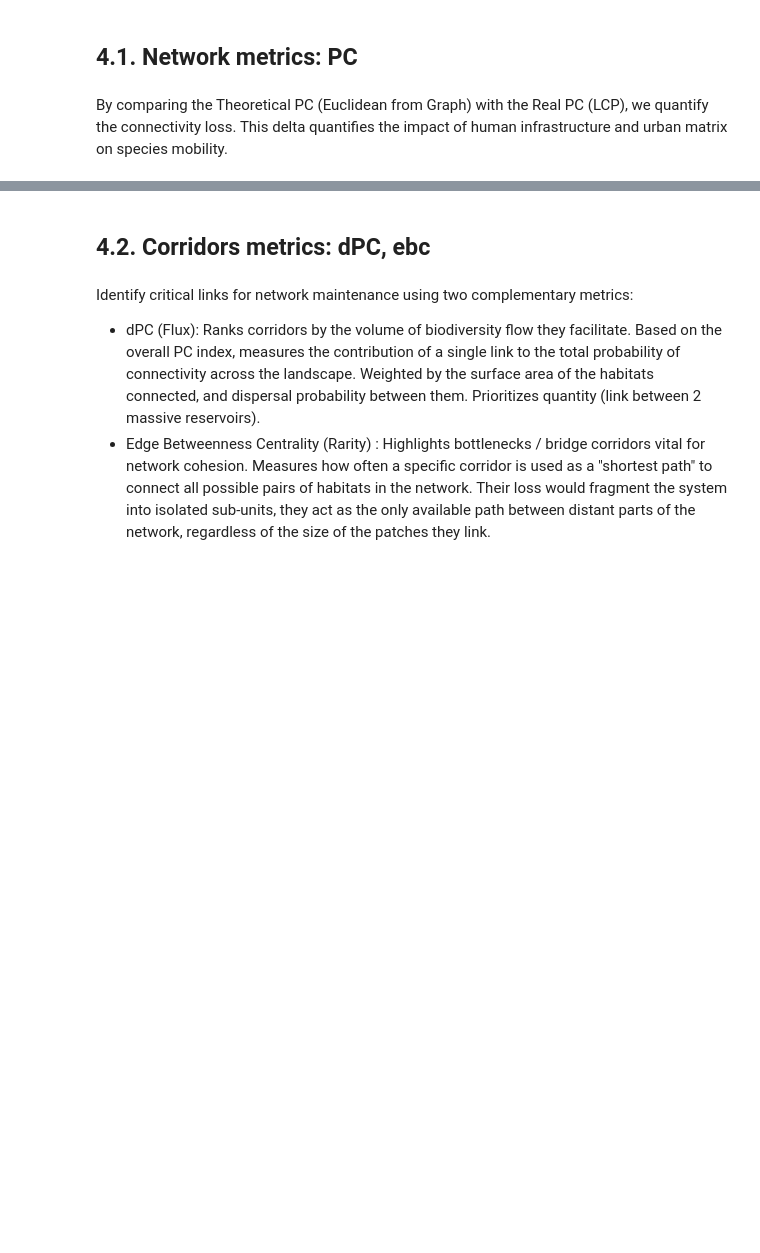
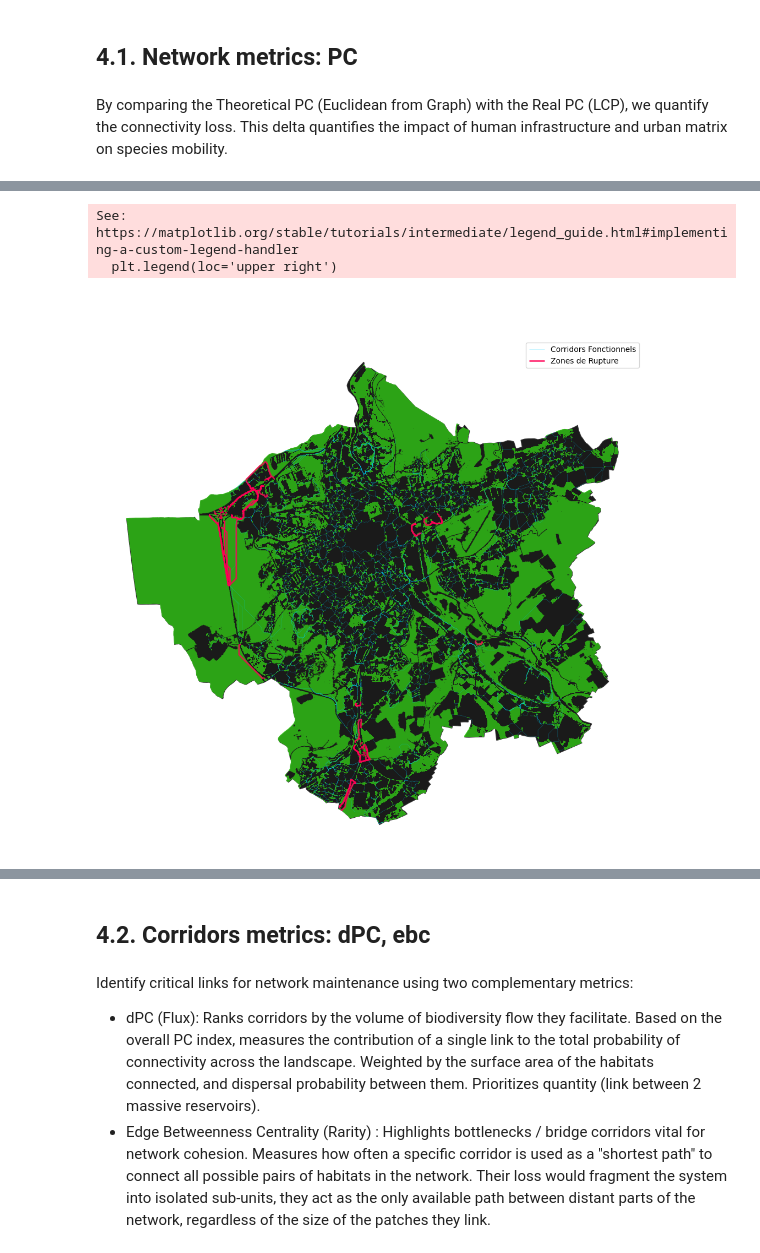
Before and after one commit to marion-billy/urbiverde_ivb, a Jupyter notebook: corridor_project/nancy_prod.ipynb, the cells around one changed output, grey strips where cells are left out. Saved outputs shown, nothing was run; the diff lists cells and outputs as text; code cells hidden in the pictures; blank space fills up the shorter version.

```diff
--- a/corridor_project/nancy_prod.ipynb
+++ b/corridor_project/nancy_prod.ipynb
@@ -157,0 +198,45 @@ Fragmentation impact : 19.2% connectivity loss.
+# %%
+def plot_connectivity_ruptures(gdf_lcp, gdf_lcp_clean, aoi_utm, df_nodes):
+    """
+    Cartographie les zones de rupture (corridors supprimés) vs les corridors fonctionnels.
+    """
+    # 1. Identifier les corridors supprimés
+    # On utilise un index commun (node_1, node_2) pour trouver la différence
+    # On s'assure de travailler sur des index cohérents
+    lcp_all = gdf_lcp.set_index(['node_1', 'node_2'])
+    lcp_clean = gdf_lcp_clean.set_index(['node_1', 'node_2'])
+
+    # Les corridors "rupture" sont ceux présents dans all mais pas dans clean
+    rupture_corridors = lcp_all.drop(lcp_clean.index)
+
+    # 2. Préparation de la carte
+    fig, ax = plt.subplots(figsize=(14, 12))
+    ax.set_facecolor('#0f0f0f') # Fond sombre
+
+    # Fond
+    aoi_utm.plot(ax=ax, color='#1a1a1a', edgecolor='#333333')
+
+    # Corridors fonctionnels (en bleu discret)
+    gdf_lcp_clean.plot(ax=ax, color='#00d4ff', alpha=0.3, linewidth=0.5, label='Corridors Fonctionnels')
+
+    # Zones de rupture (en rouge vif et épais)
+    if not rupture_corridors.empty:
+        gpd.GeoDataFrame(rupture_corridors, crs=gdf_lcp.crs).plot(
+            ax=ax, color='#ff0055', alpha=0.8, linewidth=2, label='Zones de Rupture'
+        )
+
+    # Nœuds (en vert)
+    df_nodes.plot(ax=ax, color='#39ff14', markersize=5, alpha=0.6, label='Habitat Patches')
+
+    plt.title(f"Diagnostic : Identification des barrières (Zones de rupture)\nNancy",
+              fontsize=16, color='white', pad=20)
+    plt.legend(loc='upper right')
+    ax.set_axis_off()
+    plt.show()
+
+# Exécuter la fonction
+plot_connectivity_ruptures(gdf_lcp, gdf_lcp_clean, aoi_utm, df_nodes)
+# %% [output]
+See: https://matplotlib.org/stable/tutorials/intermediate/legend_guide.html#implementing-a-custom-legend-handler
+  plt.legend(loc='upper right')
+[figure, added]
```
Also changed, not shown: parts of 12 cells of this notebook.
